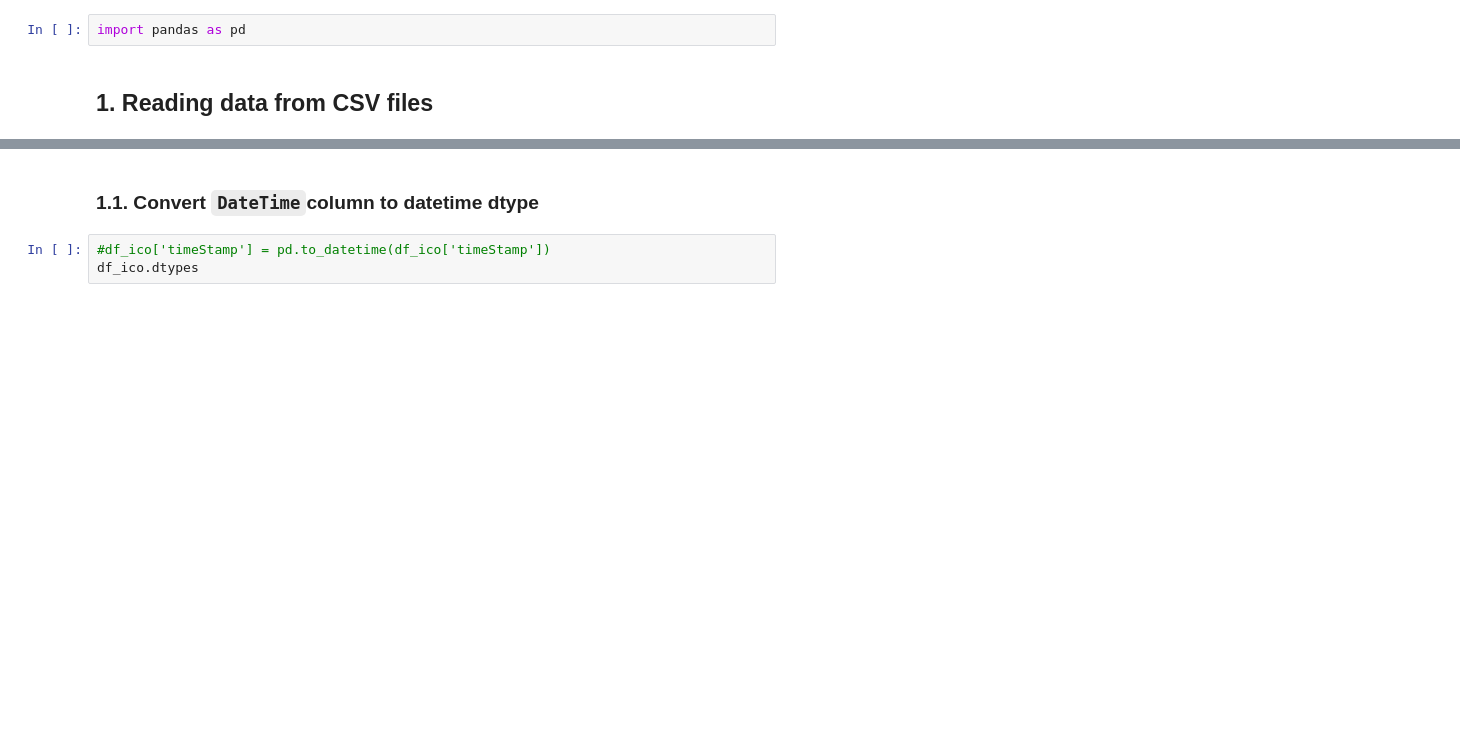
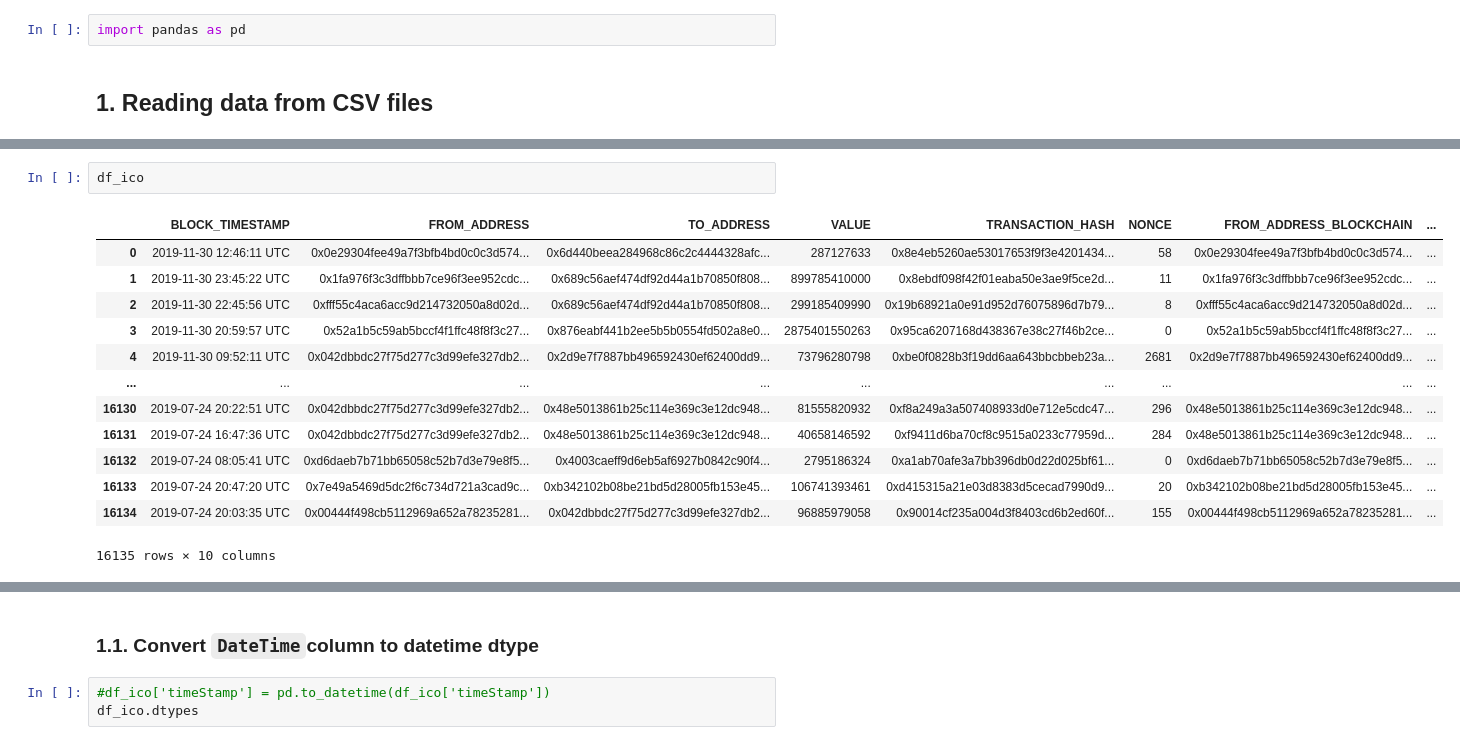
Before and after one commit to GabrielSGoncalves/time_series_study, a Jupyter notebook: ICO_fraud_detection/2020-07-10-Individual_ICO_EDA.ipynb, the cells around one changed output, grey strips where cells are left out. Drawn from its saved outputs; the diff is of its cells as text; blank space fills up the shorter version.

```diff
--- a/ICO_fraud_detection/2020-07-10-Individual_ICO_EDA.ipynb
+++ b/ICO_fraud_detection/2020-07-10-Individual_ICO_EDA.ipynb
@@ -44 +35,17 @@ df_ico.head()
+# %%
+df_ico
+# %% [output]
+|  | BLOCK_TIMESTAMP | FROM_ADDRESS | TO_ADDRESS | VALUE | TRANSACTION_HASH | NONCE | FROM_ADDRESS_BLOCKCHAIN | ... |
+| 0 | 2019-11-30 12:46:11 UTC | 0x0e29304fee49a7f3bfb4bd0c0c3d574... | 0x6d440beea284968c86c2c4444328afc... | 287127633 | 0x8e4eb5260ae53017653f9f3e4201434... | 58 | 0x0e29304fee49a7f3bfb4bd0c0c3d574... | ... |
+| 1 | 2019-11-30 23:45:22 UTC | 0x1fa976f3c3dffbbb7ce96f3ee952cdc... | 0x689c56aef474df92d44a1b70850f808... | 899785410000 | 0x8ebdf098f42f01eaba50e3ae9f5ce2d... | 11 | 0x1fa976f3c3dffbbb7ce96f3ee952cdc... | ... |
+| 2 | 2019-11-30 22:45:56 UTC | 0xfff55c4aca6acc9d214732050a8d02d... | 0x689c56aef474df92d44a1b70850f808... | 299185409990 | 0x19b68921a0e91d952d76075896d7b79... | 8 | 0xfff55c4aca6acc9d214732050a8d02d... | ... |
+| 3 | 2019-11-30 20:59:57 UTC | 0x52a1b5c59ab5bccf4f1ffc48f8f3c27... | 0x876eabf441b2ee5b5b0554fd502a8e0... | 2875401550263 | 0x95ca6207168d438367e38c27f46b2ce... | 0 | 0x52a1b5c59ab5bccf4f1ffc48f8f3c27... | ... |
+| 4 | 2019-11-30 09:52:11 UTC | 0x042dbbdc27f75d277c3d99efe327db2... | 0x2d9e7f7887bb496592430ef62400dd9... | 73796280798 | 0xbe0f0828b3f19dd6aa643bbcbbeb23a... | 2681 | 0x2d9e7f7887bb496592430ef62400dd9... | ... |
+| ... | ... | ... | ... | ... | ... | ... | ... | ... |
+| 16130 | 2019-07-24 20:22:51 UTC | 0x042dbbdc27f75d277c3d99efe327db2... | 0x48e5013861b25c114e369c3e12dc948... | 81555820932 | 0xf8a249a3a507408933d0e712e5cdc47... | 296 | 0x48e5013861b25c114e369c3e12dc948... | ... |
+| 16131 | 2019-07-24 16:47:36 UTC | 0x042dbbdc27f75d277c3d99efe327db2... | 0x48e5013861b25c114e369c3e12dc948... | 40658146592 | 0xf9411d6ba70cf8c9515a0233c77959d... | 284 | 0x48e5013861b25c114e369c3e12dc948... | ... |
+| 16132 | 2019-07-24 08:05:41 UTC | 0xd6daeb7b71bb65058c52b7d3e79e8f5... | 0x4003caeff9d6eb5af6927b0842c90f4... | 2795186324 | 0xa1ab70afe3a7bb396db0d22d025bf61... | 0 | 0xd6daeb7b71bb65058c52b7d3e79e8f5... | ... |
+| 16133 | 2019-07-24 20:47:20 UTC | 0x7e49a5469d5dc2f6c734d721a3cad9c... | 0xb342102b08be21bd5d28005fb153e45... | 106741393461 | 0xd415315a21e03d8383d5cecad7990d9... | 20 | 0xb342102b08be21bd5d28005fb153e45... | ... |
+| 16134 | 2019-07-24 20:03:35 UTC | 0x00444f498cb5112969a652a78235281... | 0x042dbbdc27f75d277c3d99efe327db2... | 96885979058 | 0x90014cf235a004d3f8403cd6b2ed60f... | 155 | 0x00444f498cb5112969a652a78235281... | ... |
+16135 rows × 10 columns
 # %%
```
Also changed, not shown: parts of 12 cells of this notebook, 16 other files.
